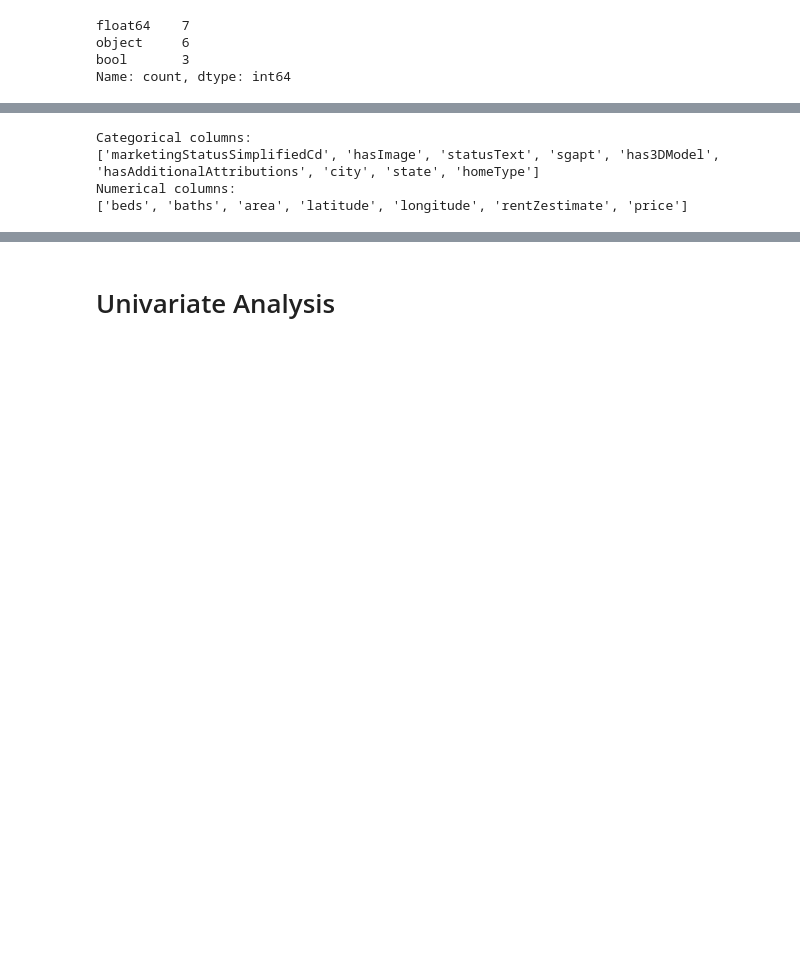
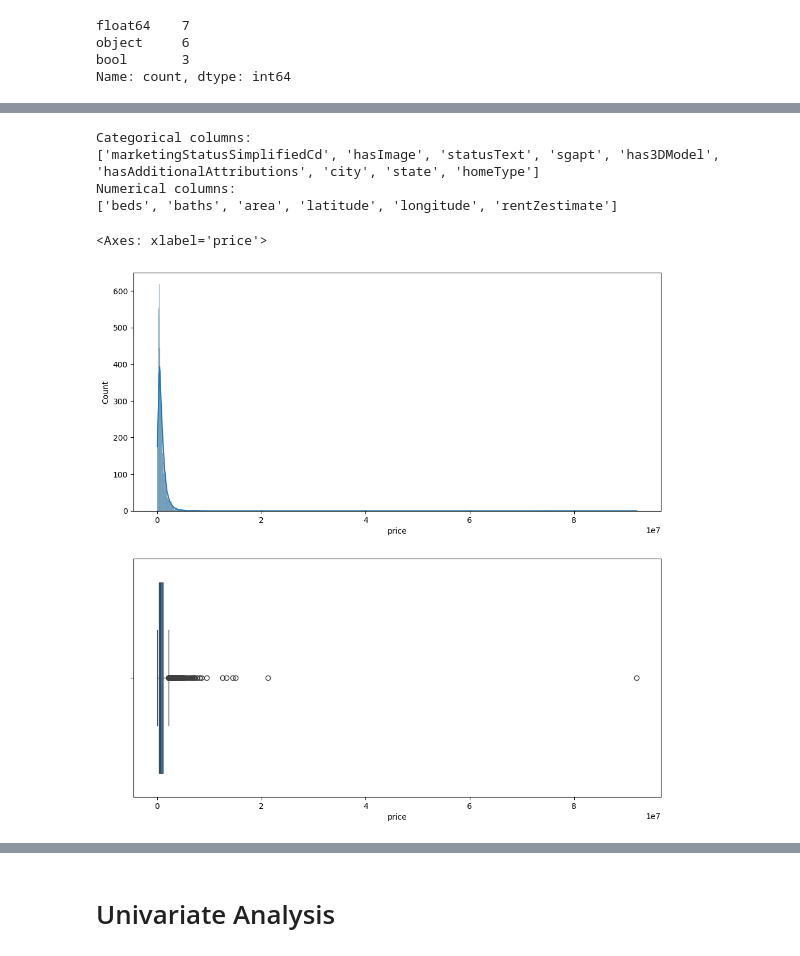
Before and after one commit to srikanthragh06/dataVisualizationCaseStudy, a Jupyter notebook: srikanth_eda.ipynb, the cells around one changed output, grey strips where cells are left out. Drawn from its saved outputs; the diff is of its cells as text; code cells hidden in the pictures; blank space fills up the shorter version.

```diff
--- a/srikanth_eda.ipynb
+++ b/srikanth_eda.ipynb
@@ -31,6 +51,6 @@ Name: count, dtype: int64
 # %%
-catCols=df.dtypes[df.dtypes.isin(["object","bool"])].index
-numCols=df.dtypes[df.dtypes=="float64"].index
+catCols=df.drop(columns=["price"]).dtypes[(df.dtypes=="object") | (df.dtypes=="bool")].index
+numCols=df.drop(columns=["price"]).dtypes[df.dtypes=="float64"].index
 
 print("Categorical columns:")
 print(list(catCols))
@@ -40,4 +60,11 @@ print(list(numCols))
 Categorical columns:
 ['marketingStatusSimplifiedCd', 'hasImage', 'statusText', 'sgapt', 'has3DModel', 'hasAdditionalAttributions', 'city', 'state', 'homeType']
 Numerical columns:
-['beds', 'baths', 'area', 'latitude', 'longitude', 'rentZestimate', 'price']
+['beds', 'baths', 'area', 'latitude', 'longitude', 'rentZestimate']
+# %%
+fig,ax=plt.subplots(2,1,figsize=(12,12))
+sns.histplot(data=df,x="price",kde=True,ax=ax[0])
+sns.boxplot(data=df,x="price",ax=ax[1])
+# %% [output]
+<Axes: xlabel='price'>
+[figure, added]
```
Also changed, not shown: parts of 19 cells of this notebook.
